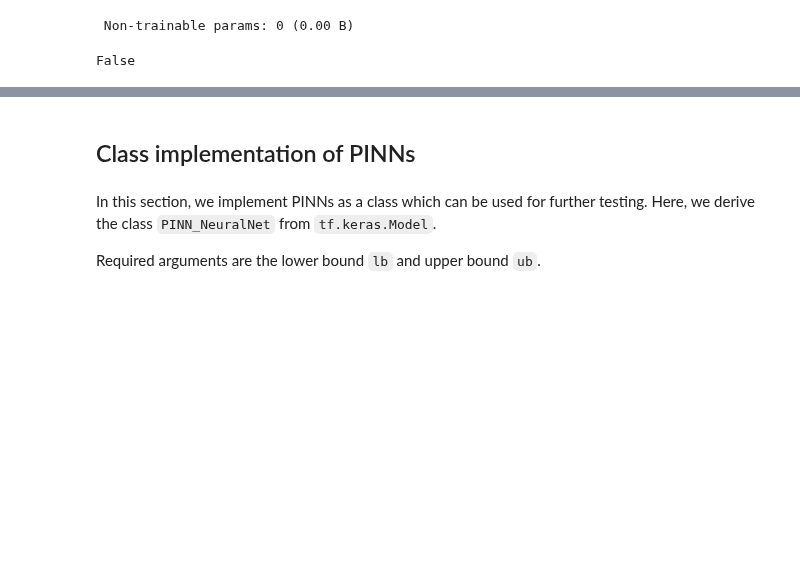
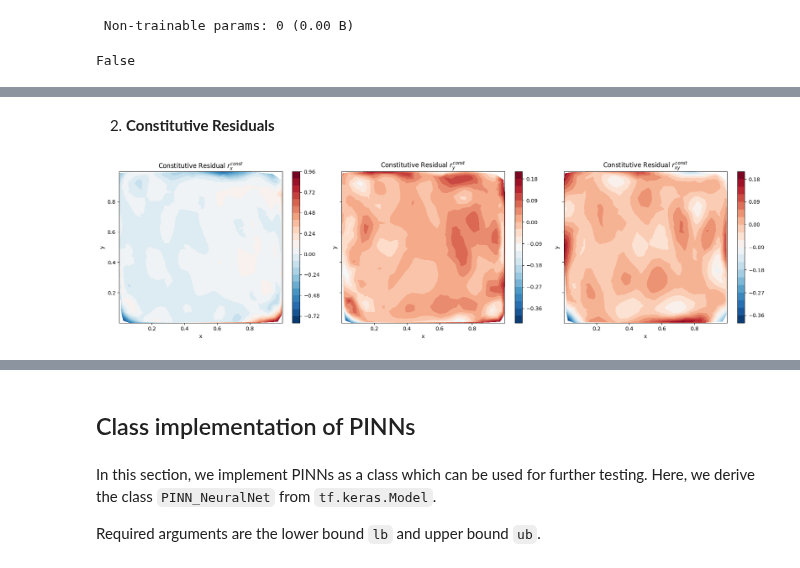
Before and after one commit to submerged-in-matrix/PINN_2D_Elasticity, a Jupyter notebook: Notebook/P_3_PINN_Linear_Elasticity.ipynb, the cells around one changed output, grey strips where cells are left out. Cells and saved outputs as stored; diff of their text form; code cells hidden in the pictures; blank space fills up the shorter version.

```diff
--- a/Notebook/P_3_PINN_Linear_Elasticity.ipynb
+++ b/Notebook/P_3_PINN_Linear_Elasticity.ipynb
@@ -829,0 +856,37 @@ plt.show()
+# %% [markdown]
+2. **Constitutive Residuals**
+# %%
+# Compute constitutive residuals at collocation points
+rx_const, ry_const, rxy_const = get_consti_r(PINN, Residual_train)
+
+# Flatten arrays for plotting
+rx_const_plot = rx_const.numpy().flatten()
+ry_const_plot = ry_const.numpy().flatten()
+rxy_const_plot = rxy_const.numpy().flatten()
+
+import matplotlib.pyplot as plt
+
+fig, axes = plt.subplots(1, 3, figsize=(18, 5), sharey=True)
+
+c1 = axes[0].tricontourf(Residual_train[:,0], Residual_train[:,1], rx_const_plot, 20, cmap='RdBu_r')
+fig.colorbar(c1, ax=axes[0])
+axes[0].set_title(r'Constitutive Residual $r^{const}_x$')
+axes[0].set_xlabel('x')
+axes[0].set_ylabel('y')
+
+c2 = axes[1].tricontourf(Residual_train[:,0], Residual_train[:,1], ry_const_plot, 20, cmap='RdBu_r')
+fig.colorbar(c2, ax=axes[1])
+axes[1].set_title(r'Constitutive Residual $r^{const}_y$')
+axes[1].set_xlabel('x')
+axes[1].set_ylabel('y')
+
+c3 = axes[2].tricontourf(Residual_train[:,0], Residual_train[:,1], rxy_const_plot, 20, cmap='RdBu_r')
+fig.colorbar(c3, ax=axes[2])
+axes[2].set_title(r'Constitutive Residual $r^{const}_{xy}$')
+axes[2].set_xlabel('x')
+axes[2].set_ylabel('y')
+
+plt.tight_layout()
+plt.show()
+# %% [output]
+[figure, added]
```
Also changed, not shown: parts of 32 cells of this notebook.
